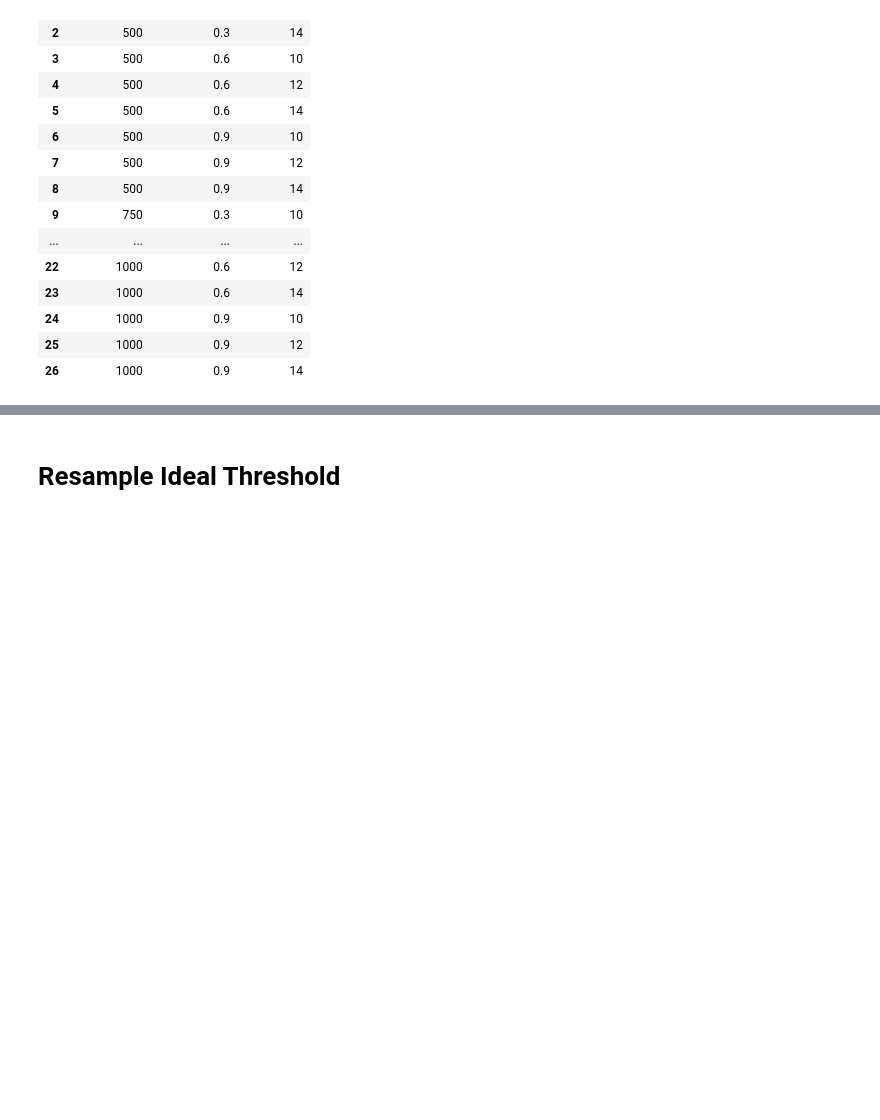
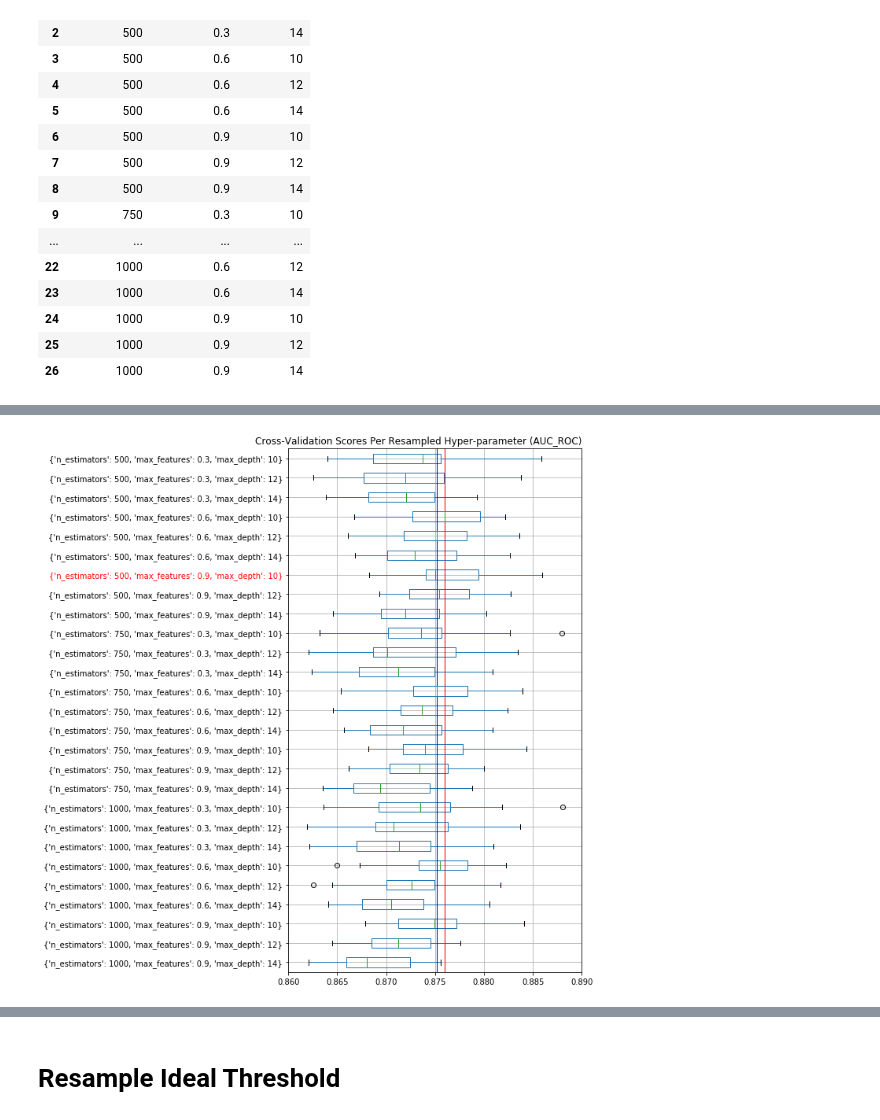
Before and after one commit to shane-kercheval/udacity, a Jupyter notebook: data_scientist_nanodegree/projects/p1_charityml/custom/Adaboost_tuning_oo-learning.ipynb, the cells around one changed output, grey strips where cells are left out. Cells and saved outputs as stored; diff of their text form; code cells hidden in the pictures; blank space fills up the shorter version.

```diff
--- a/data_scientist_nanodegree/projects/p1_charityml/custom/Adaboost_tuning_oo-learning.ipynb
+++ b/data_scientist_nanodegree/projects/p1_charityml/custom/Adaboost_tuning_oo-learning.ipynb
@@ -95,13 +95,13 @@ hyper_param_object = oo.AdaBoostClassifierHP(
     class_weight=None,
 )
 # %%
-model=oo.A()
+model=oo.AdaBoostClassifier()
 # %%
 repeats = 5
 folds = 5
 # %%
-model_cache_directory = 'tuner_XGB'
-resampler_cache_directory = 'tuner_XGB_resample_cache'
+model_cache_directory = 'tuner_Adaboost'
+resampler_cache_directory = 'tuner_Adaboost_resample_cache'
 # %%
 score_list = [oo.AucRocScore(positive_class=positive_class),
               oo.FBetaScore(converter=oo.TwoClassThresholdConverter(threshold=0.5,
@@ -140,8 +149,10 @@ tuner.results.plot_resampled_stats()
 # %%
 tuner.results.plot_resampled_scores(metric=oo.Metric.AUC_ROC,
-                                    x_axis_limits=(0.92, 0.94),
+                                    x_axis_limits=(0.86, 0.89),
                                     show_one_ste_rule=True
                                    )
+# %% [output]
+[figure, added]
 # %%
 tuner.results.plot_resampled_scores(oo.Metric.FBETA_SCORE,
                                     x_axis_limits=(0.64, 0.67),
```
Also changed, not shown: parts of 11 cells of this notebook, 9 other files.
